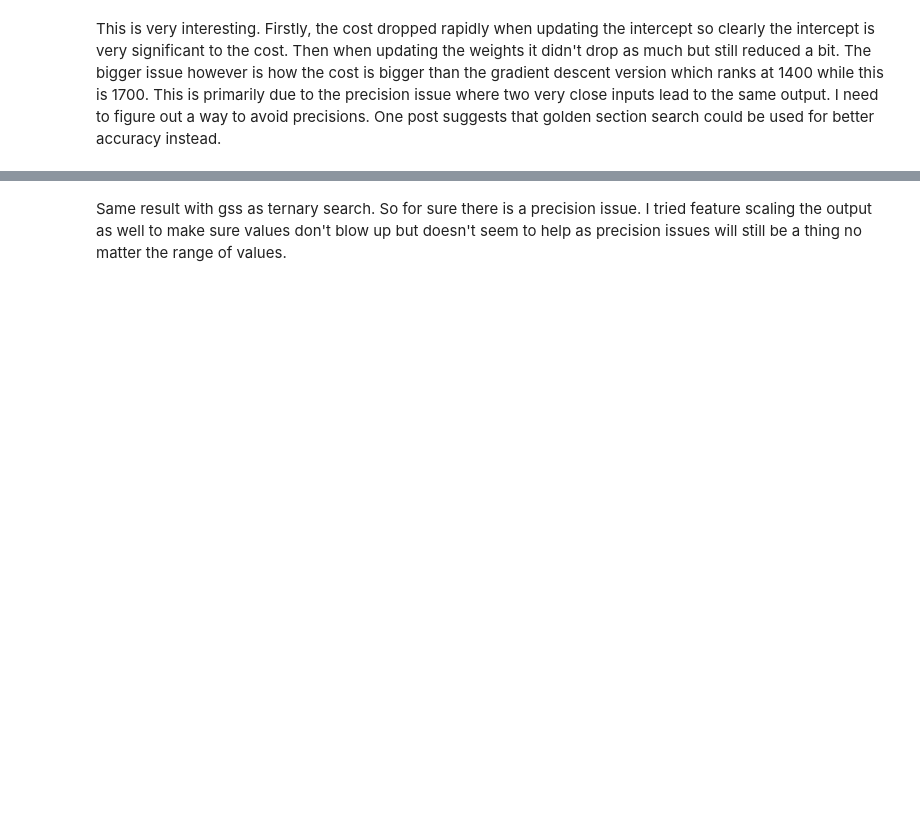
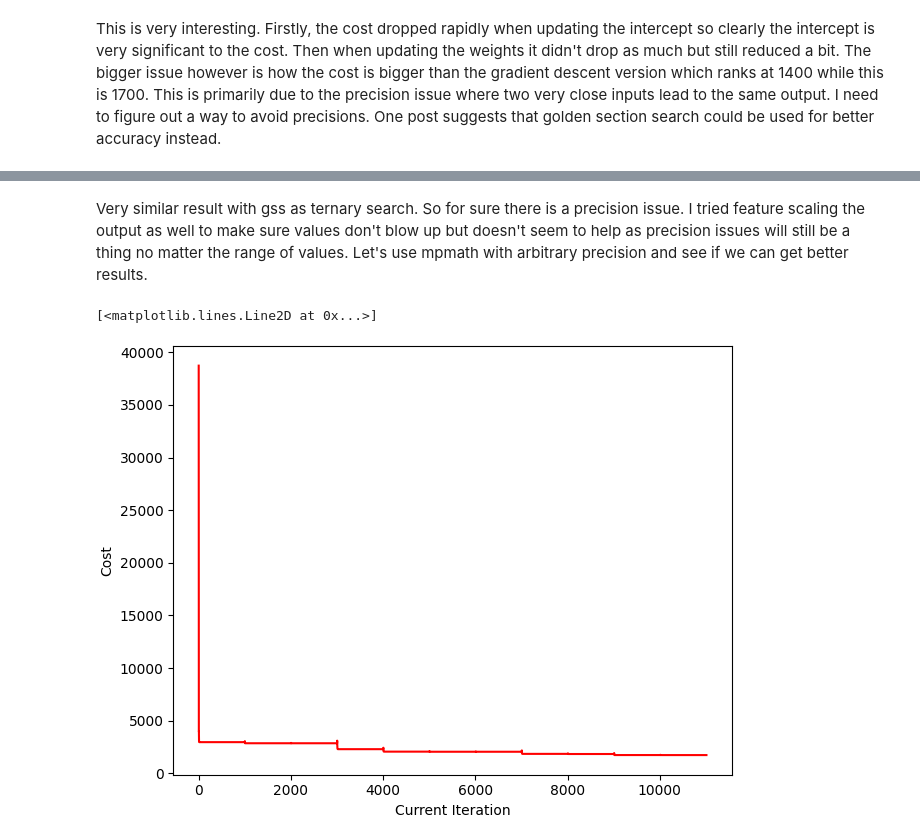
Before and after one commit to LoneCoder21/machine_learning, a Jupyter notebook: optimization/ternary_search.ipynb, the cells around one changed output, grey strips where cells are left out. Drawn from its saved outputs; the diff is of its cells as text; code cells hidden in the pictures; blank space fills up the shorter version.

Commit message:
using mpmath for arbitrary precision math and showing that numeric stability is important

```diff
--- a/optimization/ternary_search.ipynb
+++ b/optimization/ternary_search.ipynb
@@ -194,2 +194,2 @@ Nth Cost: 1736.1518074944859
 # %% [markdown]
-Same result with gss as ternary search. So for sure there is a precision issue. I tried feature scaling the output as well to make sure values don't blow up but doesn't seem to help as precision issues will still be a thing no matter the range of values.
+Very similar result with gss as ternary search. So for sure there is a precision issue. I tried feature scaling the output as well to make sure values don't blow up but doesn't seem to help as precision issues will still be a thing no matter the range of values. Let's use mpmath with arbitrary precision and see if we can get better results.
@@ -195,0 +211,22 @@ Same result with gss as ternary search. So for sure there is a precision issue.
+# %%
+def ternary_search_precision(func, l, r, max_iter=1000):
+    it = 0
+    newcosts = np.empty(0)
+
+    epsilon = mpmath.mpf(f"1e-{digits}")
+    while mpmath.fabs(r - l) > epsilon and it <= max_iter:
+        left_third = l + (r - l) / 3
+        right_third = r - (r - l) / 3
+
+        fl = func(left_third)
+        fr = func(right_third)
+
+        if fl < fr:
+            r = right_third
+            newcosts = np.append(newcosts, float(fr))
+        else:
+            l = left_third
+            newcosts = np.append(newcosts, float(fl))
+
+        it += 1
+    return newcosts
@@ -195,0 +270,15 @@ Same result with gss as ternary search. So for sure there is a precision issue.
+# %%
+w, b, costs = perform_search_precision(data, severity, ternary_search_precision, mse_cost_precision)
+# %%
+iteration = np.arange(0, costs.shape[0])
+
+# graph the cost after updating the model
+fig, cost_graph = plt.subplots(layout='constrained')
+
+cost_graph.set_xlabel("Current Iteration")
+cost_graph.set_ylabel("Cost")
+
+cost_graph.plot(iteration, costs, color="r")
+# %% [output]
+[<matplotlib.lines.Line2D at 0x...>]
+[figure, added]
```
Also changed, not shown: parts of 20 cells of this notebook.
